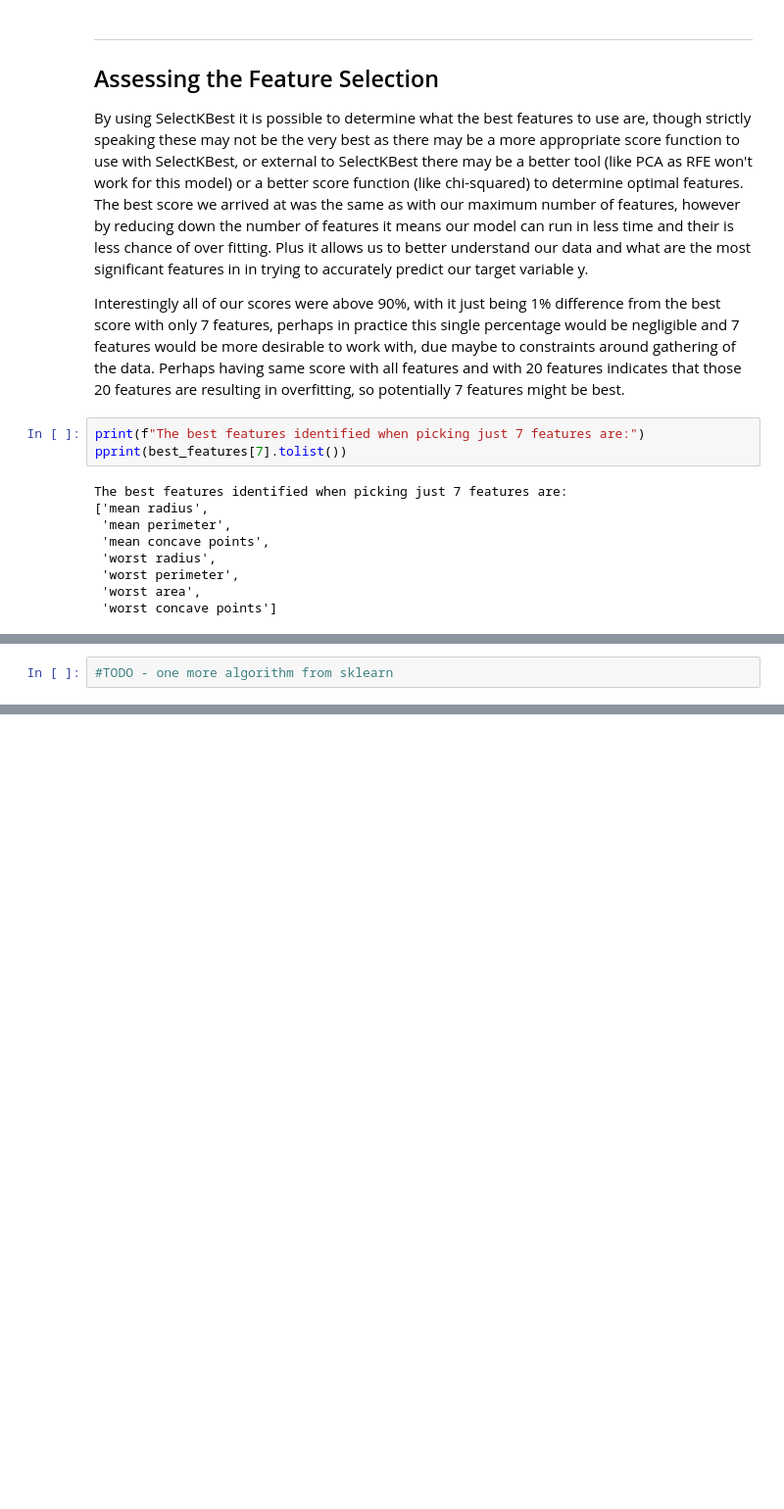
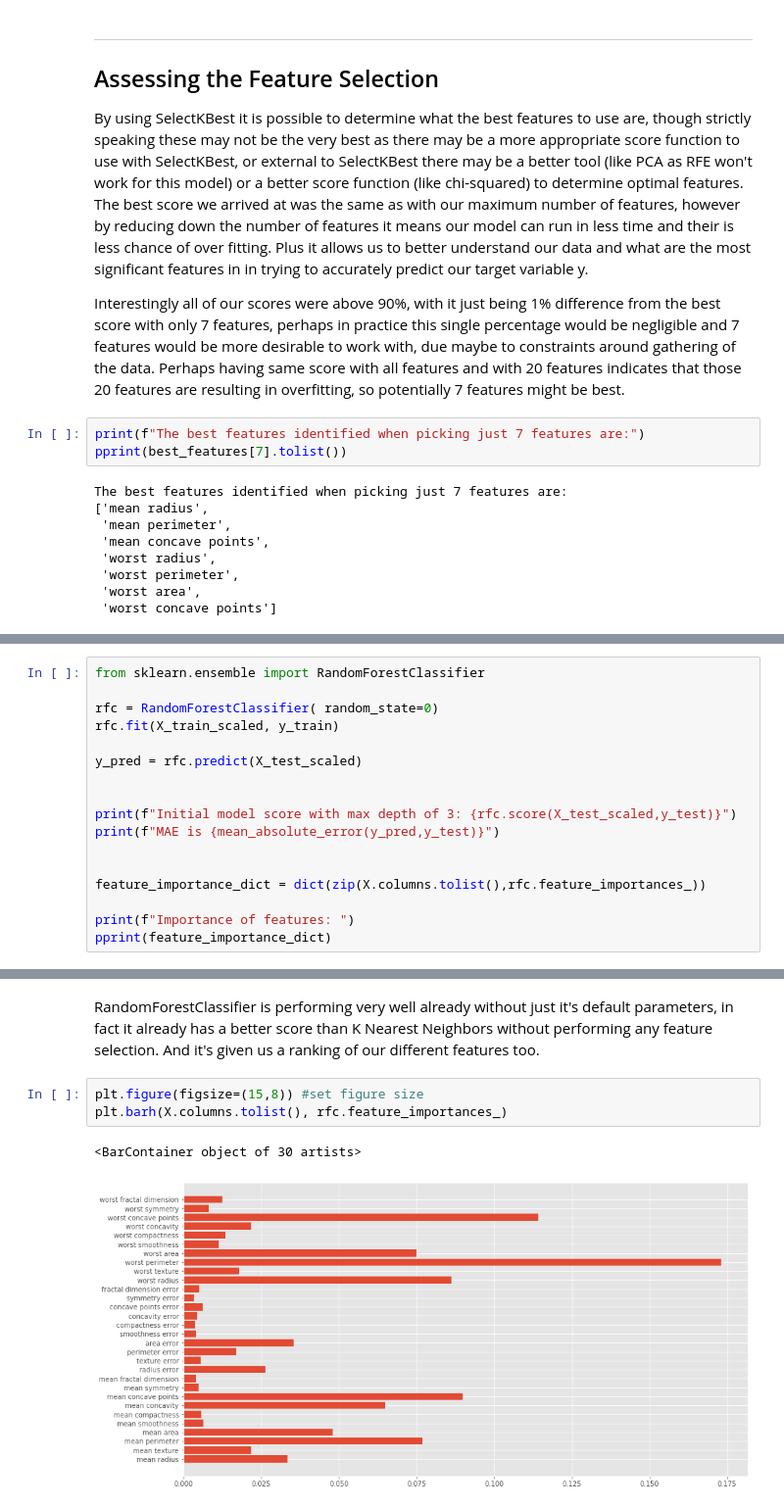
Before and after one commit to itskeithstudent/Machine-Learning-and-Statistics-Assessment, a Jupyter notebook: scikit-learn.ipynb, the cells around one changed output, grey strips where cells are left out. Shown at 98% size. Drawn from its saved outputs; the diff is of its cells as text; blank space fills up the shorter version.

Commit message:
Add random forest classifier section and initial example

```diff
--- a/scikit-learn.ipynb
+++ b/scikit-learn.ipynb
@@ -890,2 +898,17 @@ The best features identified when picking just 7 features are:
 # %%
-#TODO - one more algorithm from sklearn
+from sklearn.ensemble import RandomForestClassifier
+
+rfc = RandomForestClassifier( random_state=0)
+rfc.fit(X_train_scaled, y_train)
+
+y_pred = rfc.predict(X_test_scaled)
+
+
+print(f"Initial model score with max depth of 3: {rfc.score(X_test_scaled,y_test)}")
+print(f"MAE is {mean_absolute_error(y_pred,y_test)}")
+
+
+feature_importance_dict = dict(zip(X.columns.tolist(),rfc.feature_importances_))
+
+print(f"Importance of features: ")
+pprint(feature_importance_dict)
@@ -891,0 +933,9 @@ The best features identified when picking just 7 features are:
+# %% [markdown]
+RandomForestClassifier is performing very well already without just it's default parameters, in fact it already has a better score than K Nearest Neighbors without performing any feature selection.
+And it's given us a ranking of our different features too.
+# %%
+plt.figure(figsize=(15,8)) #set figure size
+plt.barh(X.columns.tolist(), rfc.feature_importances_)
+# %% [output]
+<BarContainer object of 30 artists>
+[figure, added]
```
Also changed, not shown: parts of 4 cells of this notebook.
